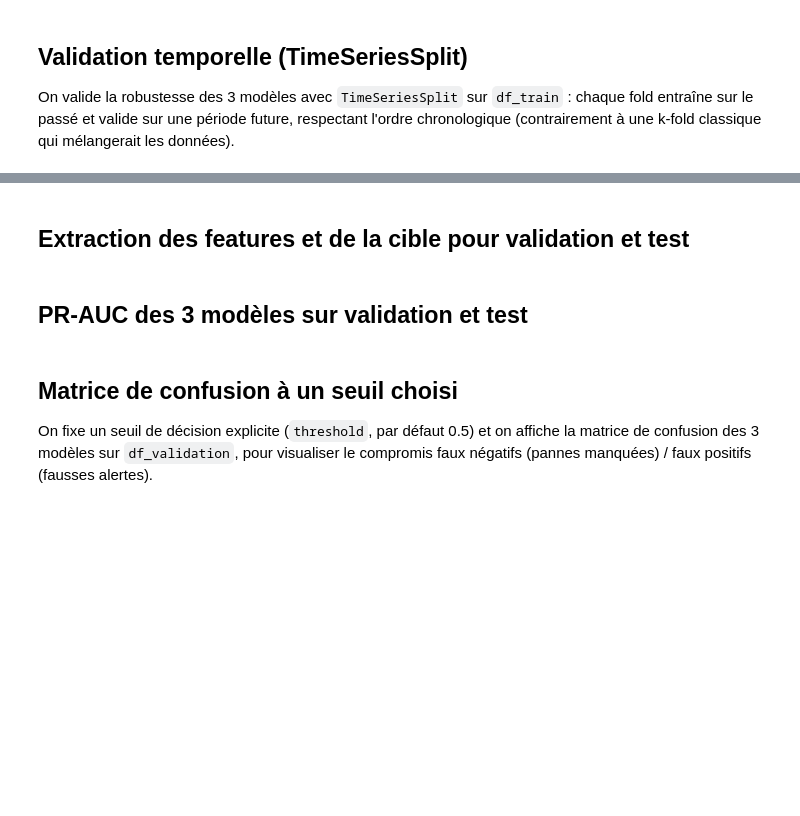
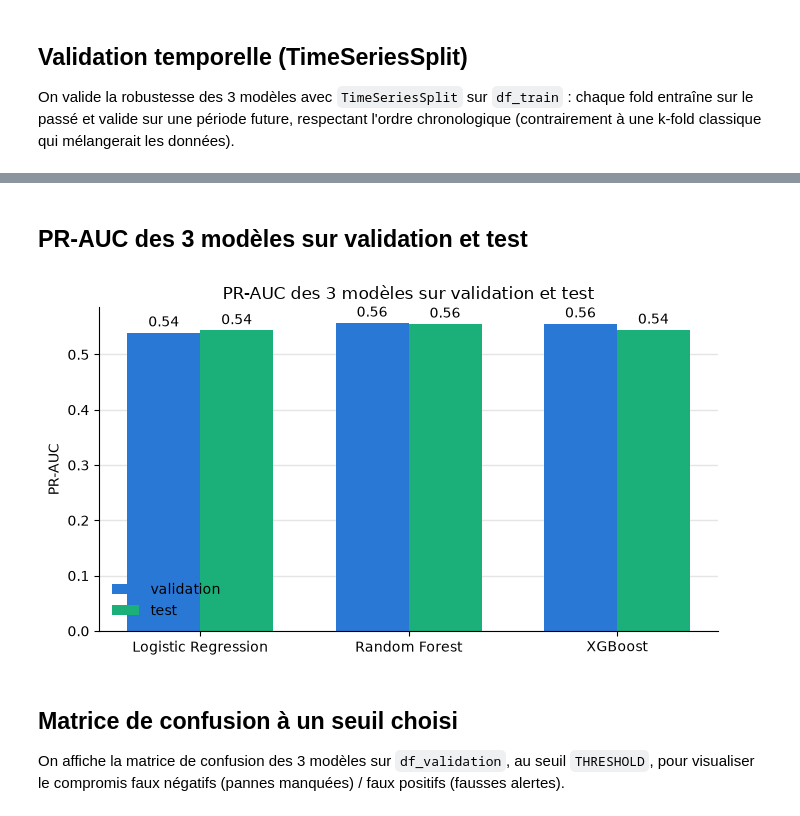
Before and after one commit to aurelien-V03/incidents-indus-ia, a Jupyter notebook: training_model.ipynb, the cells around one changed output, grey strips where cells are left out. Drawn from its saved outputs; the diff is of its cells as text; code cells hidden in the pictures; blank space fills up the shorter version.

```diff
--- a/training_model.ipynb
+++ b/training_model.ipynb
@@ -190,5 +228,0 @@ On entraîne un `RandomForestClassifier` sur `df_train`, avec `class_weight="bal
-# %%
-from sklearn.ensemble import RandomForestClassifier
-
-random_forest = RandomForestClassifier(class_weight="balanced", random_state=42)
-random_forest.fit(X_train, y_train)
@@ -211,7 +267,7 @@ On valide la robustesse des 3 modèles avec `TimeSeriesSplit` sur `df_train` : c
 from sklearn.model_selection import TimeSeriesSplit
 from sklearn.metrics import average_precision_score
 
-tscv = TimeSeriesSplit(n_splits=5)
+tscv = TimeSeriesSplit(n_splits=N_SPLITS)
 
 cv_results = []
 for fold, (train_idx, val_idx) in enumerate(tscv.split(X_train), start=1):
@@ -219,9 +275,9 @@ for fold, (train_idx, val_idx) in enumerate(tscv.split(X_train), start=1):
     y_fold_train, y_fold_val = y_train.iloc[train_idx], y_train.iloc[val_idx]
 
     for model_name, model in [
-        ("Logistic Regression", LogisticRegression(class_weight="balanced", max_iter=1000)),
-        ("Random Forest", RandomForestClassifier(class_weight="balanced", random_state=42)),
-        ("XGBoost", XGBClassifier(scale_pos_weight=scale_pos_weight, random_state=42)),
+        ("Logistic Regression", LogisticRegression(**LOG_REG_PARAMS)),
+        ("Random Forest", RandomForestClassifier(**RANDOM_FOREST_PARAMS)),
+        ("XGBoost", XGBClassifier(scale_pos_weight=scale_pos_weight, random_state=RANDOM_STATE)),
     ]:
         model.fit(X_fold_train, y_fold_train)
         y_proba = model.predict_proba(X_fold_val)[:, 1]
@@ -231,4 +287,4 @@ for fold, (train_idx, val_idx) in enumerate(tscv.split(X_train), start=1):
             "pr_auc": average_precision_score(y_fold_val, y_proba),
         })
 
-pd.DataFrame(cv_results).pivot(index="fold", columns="model", values="pr_auc")
+pd.DataFrame(cv_results).pivot(index="fold", columns="model", values="pr_auc").style.format("{:.2f}")
@@ -235,2 +315,0 @@ pd.DataFrame(cv_results).pivot(index="fold", columns="model", values="pr_auc")
-# %% [markdown]
-## Extraction des features et de la cible pour validation et test
@@ -240,30 +316,54 @@ X_test, y_test = df_test[feature_cols], df_test["y"]
 # %% [markdown]
 ## PR-AUC des 3 modèles sur validation et test
 # %%
+import numpy as np
 from sklearn.metrics import average_precision_score
 
 pr_auc_results = []
 for split_name, X, y_true in [
     ("validation", X_validation, y_validation),
     ("test", X_test, y_test),
 ]:
     for model_name, model in [
         ("Logistic Regression", log_reg),
         ("Random Forest", random_forest),
         ("XGBoost", xgboost_model),
     ]:
         y_proba = model.predict_proba(X)[:, 1]
         pr_auc_results.append({
             "split": split_name,
             "model": model_name,
             "pr_auc": average_precision_score(y_true, y_proba),
         })
 
-pd.DataFrame(pr_auc_results).pivot(index="model", columns="split", values="pr_auc")
+pr_auc_df = pd.DataFrame(pr_auc_results).pivot(index="model", columns="split", values="pr_auc")
+
+splits = ["validation", "test"]
+split_colors = {"validation": "#2a78d6", "test": "#1baf7a"}
+x = np.arange(len(pr_auc_df.index))
+width = 0.35
+
+fig, ax = plt.subplots(figsize=(7, 4))
+for i, split_name in enumerate(splits):
+    offset = (i - 0.5) * width
+    bars = ax.bar(x + offset, pr_auc_df[split_name], width, label=split_name, color=split_colors[split_name])
+    ax.bar_label(bars, fmt="%.2f", padding=2)
+
+ax.set_xticks(x, pr_auc_df.index)
+ax.set_ylabel("PR-AUC")
+ax.set_title("PR-AUC des 3 modèles sur validation et test")
+ax.legend(frameon=False)
+ax.spines[["top", "right"]].set_visible(False)
+ax.yaxis.grid(True, color="#e5e5e5", linewidth=1)
+ax.set_axisbelow(True)
+plt.tight_layout()
+plt.show()
+# %% [output]
+[figure, added]
 # %% [markdown]
 ## Matrice de confusion à un seuil choisi
 
-On fixe un seuil de décision explicite (`threshold`, par défaut 0.5) et on affiche la matrice de confusion des 3 modèles sur `df_validation`, pour visualiser le compromis faux négatifs (pannes manquées) / faux positifs (fausses alertes).
+On affiche la matrice de confusion des 3 modèles sur `df_validation`, au seuil `THRESHOLD`, pour visualiser le compromis faux négatifs (pannes manquées) / faux positifs (fausses alertes).
 # %%
 import matplotlib.pyplot as plt
 from sklearn.metrics import confusion_matrix
```
Also changed, not shown: parts of 51 cells of this notebook, 6 other files.
